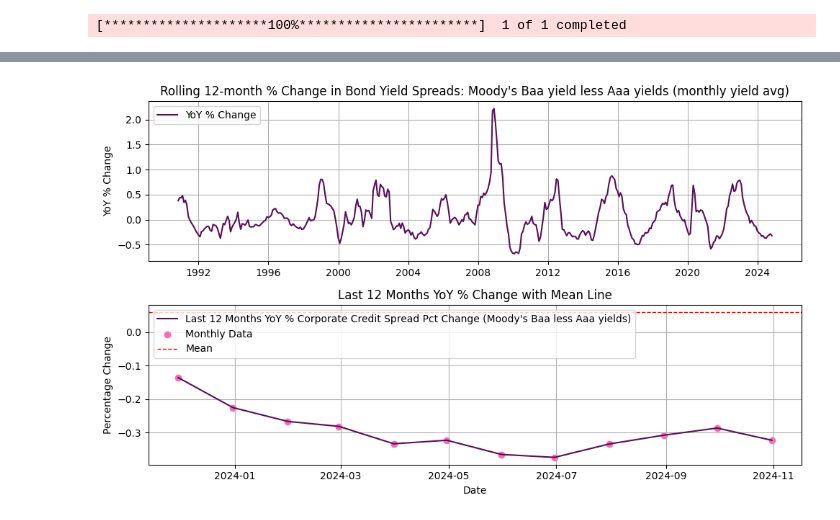
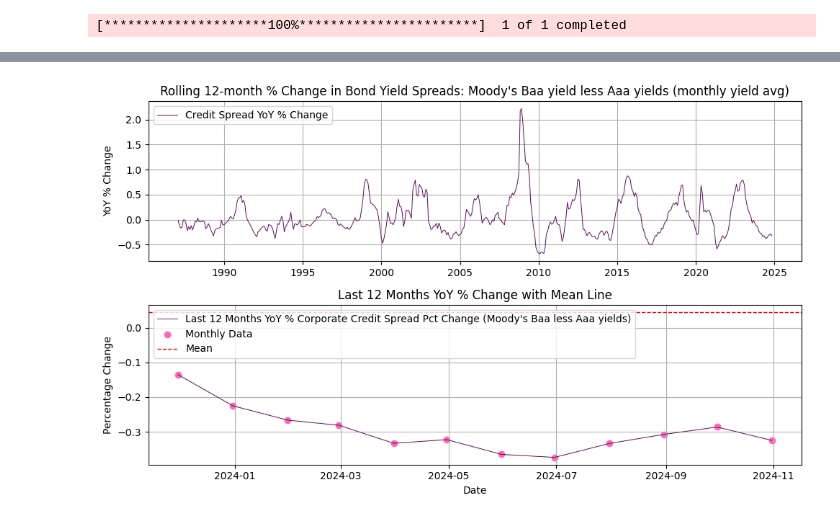
Before and after one commit to JeremyPapageorges/Nowcasting-the-Business-Cycle, a Jupyter notebook: Master.ipynb, the cells around one changed output, grey strips where cells are left out. Saved outputs shown, nothing was run; the diff lists cells and outputs as text; code cells hidden in the pictures.

```diff
--- a/Master.ipynb
+++ b/Master.ipynb
@@ -59,8 +99,7 @@ ISM['Non manufacturing delta neutral'] = (50 - ISM['non manufacturing'])/50
 
 Markets = ['SP500', 'GS10','TB3MS', 'DBAA', 'DAAA','BAMLH0A0HYM2','DCOILWTICO']
 stock_market = ['SP500']
-yield_curve = ['T10Y3M','GS10','TB3MS']
-credit_spreads = ['DBAA', 'DAAA','BAMLH0A0HYM2EY']
+
 labour_market = ['USPRIV','ICSA','UNEMPLOY', 'CE16OV', 'AWHI']
 consumer_spending = ['PCEC96','RRSFS','UMCSENT', 'W875RX1', 'PCE', 'PCEPI', 'RSXFS']
 business_activity = ['INDPRO', 'CMRMTSPL']
@@ -70,15 +109,10 @@ housing = ['PERMIT']
 
 
 end_date = date.today() - timedelta(days = 1)
-start_date = end_date - relativedelta(years = 35)
-print(f'data begins at {start_date} and ends at date {end_date}')
+start_date = end_date - relativedelta(years = 50)
+#print(f'data begins at {start_date} and ends at date {end_date}')
 
 
-(yield_curve_data,
-  yield_curve_data_averages) = download_data(yield_curve, start_date, end_date)
-
-(credit_spread_data,
-  credit_spread_data_averages) = download_data(credit_spreads, start_date, end_date)
 
 (labour_market_data,
   labour_market_data_averages) = download_data(labour_market, start_date, end_date)
@@ -237,5 +211,11 @@ plt.show
 # %%
 # Credit Spreads
+
+credit_spreads = ['DBAA', 'DAAA','BAMLH0A0HYM2EY']
+
+
+(credit_spread_data,
+  credit_spread_data_averages) = download_data(credit_spreads, start_date, end_date)
 
 # First we use the AAA - BAA spread
 
@@ -246,32 +226,16 @@ year_delta_credit_spread.dropna(inplace = True)
 year_delta_credit_spread.name = 'Credit spread'
 
 
-fig, axs = plt.subplots(2,1, figsize = (10,6))
+graph(year_delta_credit_spread,
+      "Rolling 12-month % Change in Bond Yield Spreads: Moody's Baa yield less Aaa yields (monthly yield avg)",
+      "Credit Spread YoY % Change",
+      "YoY % Change",
+      "Last 12 Months YoY % Change with Mean Line",
+      "Last 12 Months YoY % Corporate Credit Spread Pct Change (Moody's Baa less Aaa yields)",
+      "Percentage Change",
+      )
 
-kkr_purple = '#590e5b'  # Approximate hex color from the KKR logo
-marker_color = '#FF69B4'  # Another shade for the markers (pink)
-
-# First subplot: Full year-over-year percentage change
-axs[0].plot(year_delta_credit_spread, color=kkr_purple, label="YoY % Change")
-axs[0].set_title("Rolling 12-month % Change in Bond Yield Spreads: Moody's Baa yield less Aaa yields (monthly yield avg)")
-axs[0].set_ylabel("YoY % Change")
-axs[0].legend(loc="upper left")  # Add legend here with label
-axs[0].grid(True)
-# Second subplot: Last 12 months with mean line and markers
-axs[1].plot(year_delta_credit_spread.iloc[-12:], color=kkr_purple, label="Last 12 Months YoY % Corporate Credit Spread Pct Change (Moody's Baa less Aaa yields)")
-axs[1].scatter(year_delta_credit_spread.iloc[-12:].index, year_delta_credit_spread.iloc[-12:], color=marker_color, label="Monthly Data")
-axs[1].axhline(year_delta_credit_spread.mean(), color='red', linestyle='--', linewidth=1, label="Mean")
-axs[1].set_title("Last 12 Months YoY % Change with Mean Line")
-axs[1].set_ylabel("Percentage Change")
-axs[1].set_xlabel("Date")
-axs[1].legend(loc="upper left")
-axs[1].grid(True)
-
-plt.tight_layout()
-plt.show
-
-
-# Using BoFa Meryl Lynch junk bond data
+# Using BoFa Meryl Lynch junk bond spread data
 
 HY_Aaa_spread = credit_spread_data['BAMLH0A0HYM2EY'] - credit_spread_data['DAAA']
 HY_Aaa_spread.dropna(inplace = True)
@@ -279,24 +243,12 @@ avg_HY_spread = HY_Aaa_spread.resample('M').mean()
 year_delta_HY_spread = avg_HY_spread.pct_change(12)
 
 
-fig, axs = plt.subplots(2,1, figsize = (10,6))
-
-# First subplot: Full year-over-year percentage change
-axs[0].plot(year_delta_HY_spread, color=kkr_purple, label="YoY % Change")
-axs[0].set_title("Rolling 12-month % Change in Bond Yield Spreads: HY less Aaa yields (monthly yield avg)")
-axs[0].set_ylabel("YoY % Change")
-axs[0].legend(loc="upper left")  # Add legend here with label
-axs[0].grid(True)
-# Second subplot: Last 12 months with mean line and markers
-axs[1].plot(year_delta_HY_spread.iloc[-12:], color=kkr_purple, label="Last 12 Months YoY % Corporate Credit Spread Pct Change (HY less Aaa yields)")
-axs[1].scatter(year_delta_HY_spread.iloc[-12:].index, year_delta_HY_spread.iloc[-12:], color=marker_color, label="Monthly Data")
-axs[1].axhline(year_delta_HY_spread.mean(), color='red', linestyle='--', linewidth=1, label="Mean")
-axs[1].set_title("Last 12 Months YoY % Change with Mean Line")
-axs[1].set_ylabel("Percentage Change")
-axs[1].set_xlabel("Date")
-axs[1].legend(loc="upper left")
-axs[1].grid(True)
-
-plt.tight_layout()
-plt.show
+graph(year_delta_HY_spread,
+      "Rolling 12-month % Change in Bond Yield Spreads: HY less Aaa yields (monthly yield avg)",
+      "Credit Spread YoY % Change",
+      "YoY % Change",
+      "Last 12 Months YoY % Change with Mean Line",
+      "Last 12 Months YoY % Corporate Credit Spread Pct Change (HY less Aaa yields)",
+      "Percentage Change",
+      )
 # %% [output]
@@ -304 +261 @@ plt.show
-[figure, old version]
+[figure, new version]
```
Also changed, not shown: parts of 25 cells of this notebook, 2 other files.
